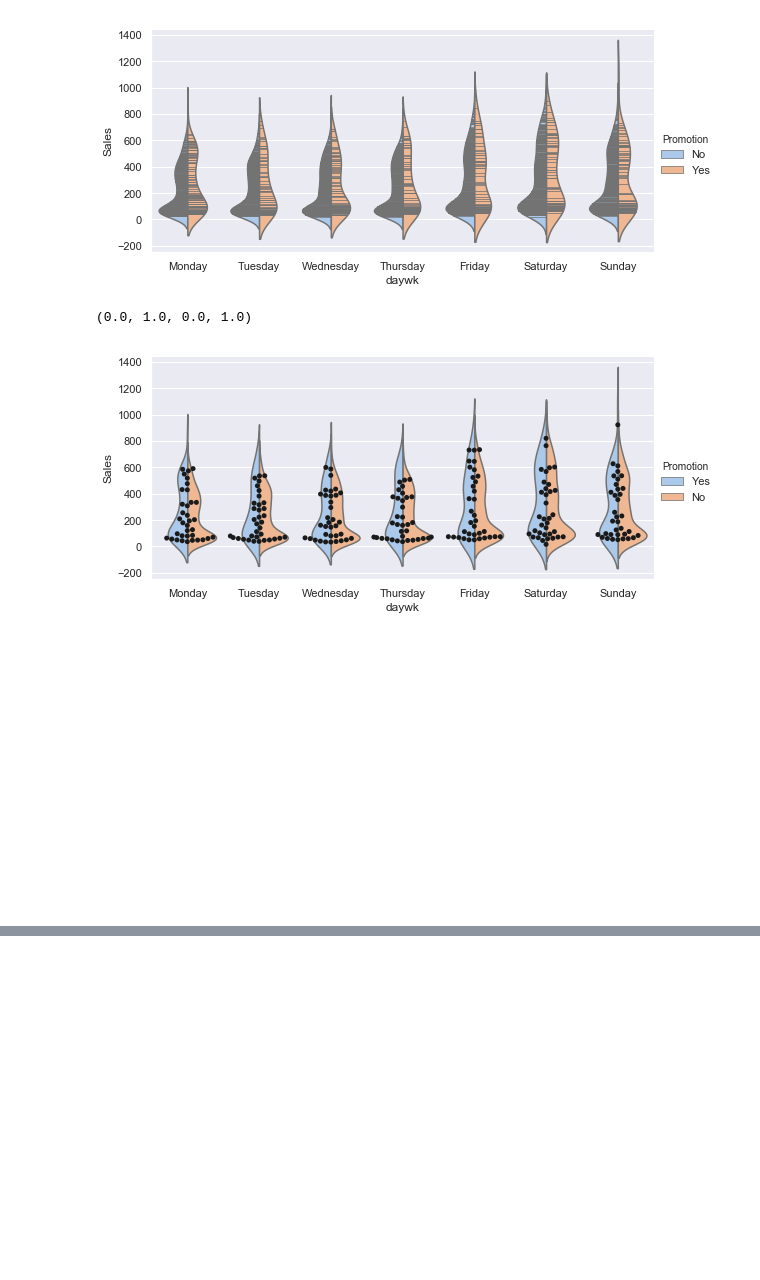
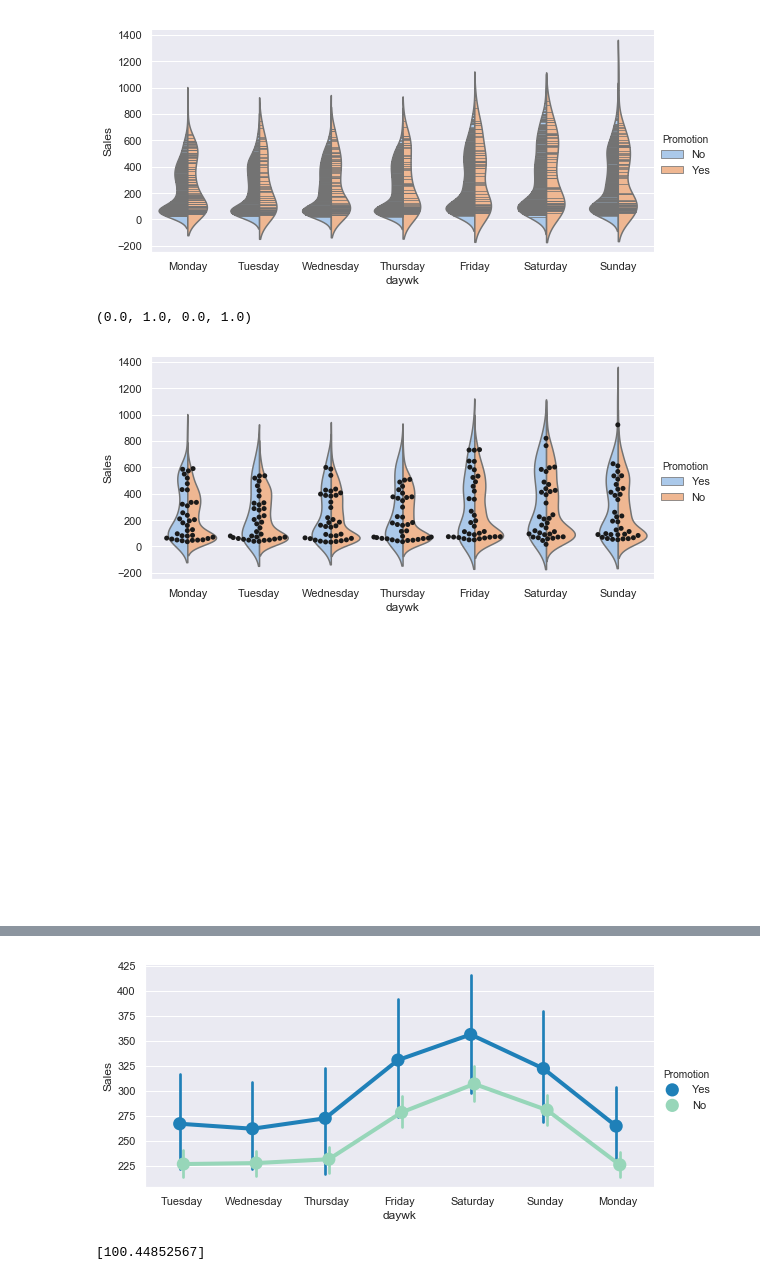
Before and after one commit to allaccountstaken/matplotlib, a Jupyter notebook: seaboard_workout.ipynb, the cells around one changed output, grey strips where cells are left out. Drawn from its saved outputs; the diff is of its cells as text; code cells hidden in the pictures; blank space fills up the shorter version.

```diff
--- a/seaboard_workout.ipynb
+++ b/seaboard_workout.ipynb
@@ -232,0 +256,22 @@ plt.axis('off')
+# %%
+sns.catplot(x='daywk', y="Sales", data=long_sales, kind='point', hue='Promotion', dodge=True,
+           hue_order=['Yes', 'No'], palette='YlGnBu_r', height=4, aspect=2, scale=1.5)
+
+plt.show()
+# %% [output]
+[figure, added]
+# %%
+#testing time series model
+# AR example
+from statsmodels.tsa.ar_model import AR
+from random import random
+# contrived dataset
+data = [x + random() for x in range(1, 100)]
+# fit model
+model = AR(data)
+model_fit = model.fit()
+# make prediction
+yhat = model_fit.predict(len(data), len(data))
+print(yhat)
+# %% [output]
+[100.44852567]
```
Also changed, not shown: parts of 5 cells of this notebook.
